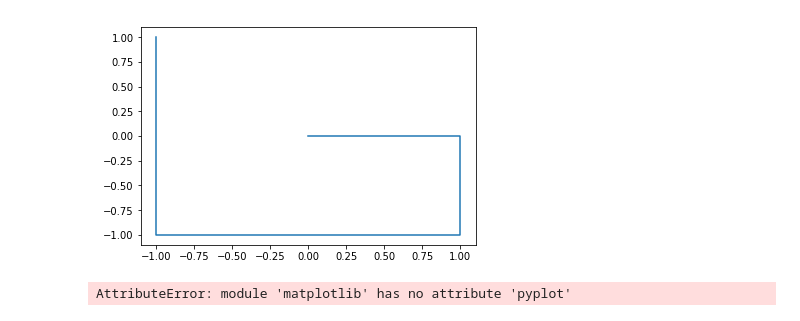
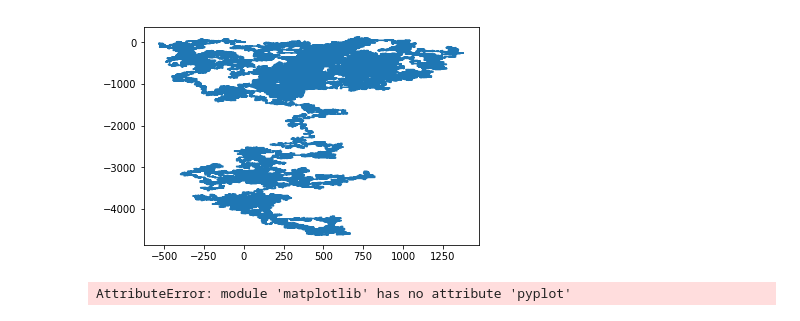
Before and after one commit to nikpocuca/math1mp3, a Jupyter notebook: tutorials/tutorial_1/RandomWalk.ipynb, the cells around one changed output. Cells and saved outputs as stored; diff of their text form; code cells hidden in the pictures.

```diff
--- a/tutorials/tutorial_1/RandomWalk.ipynb
+++ b/tutorials/tutorial_1/RandomWalk.ipynb
@@ -41,10 +41,10 @@ def primewalk(n=100,draw_plot=True):
         plt.show()
     return(None)
 # %%
- primewalk(10
+ primewalk(1000000
            , True)
 # %% [output]
-[figure, old version]
+[figure, new version]
 # %%
 import random as r
 
```
